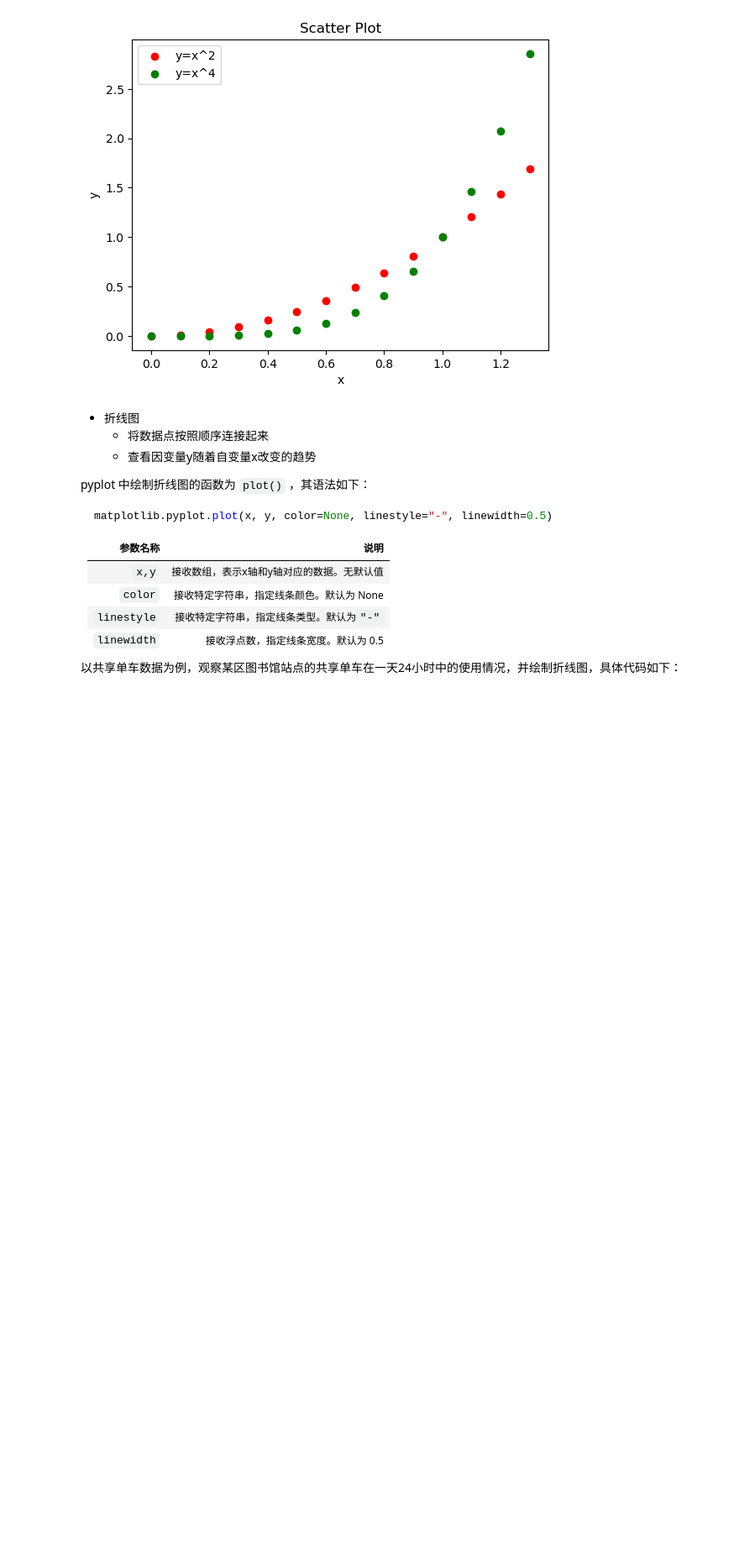
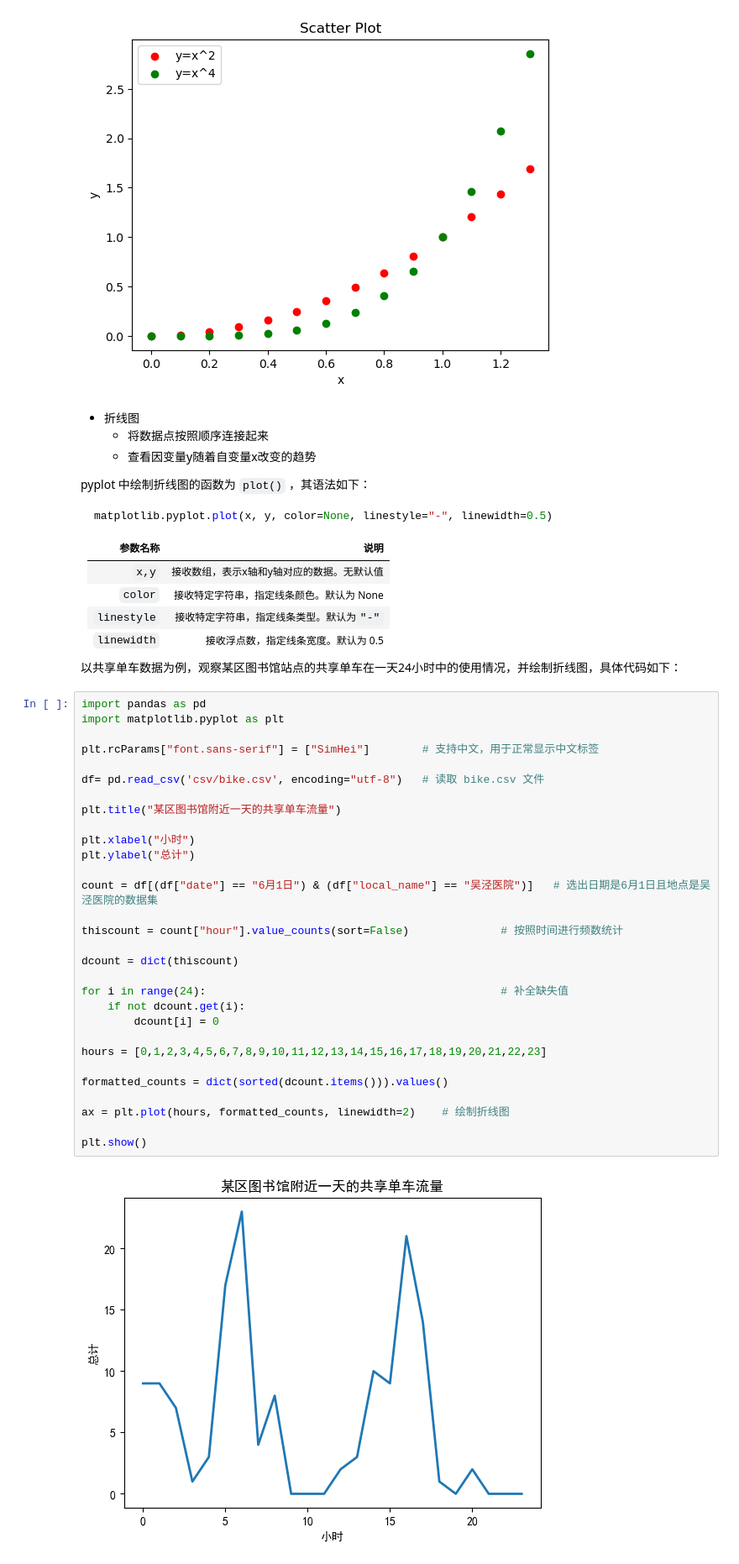
Before and after one commit to LeChocolatChaud/ITClass, a Jupyter notebook: bixiu_1/3.2.ipynb, the cells around one changed output. Shown at 84% size. Saved outputs shown, nothing was run; the diff lists cells and outputs as text; blank space fills up the shorter version.

```diff
--- a/bixiu_1/3.2.ipynb
+++ b/bixiu_1/3.2.ipynb
@@ -207,3 +251,35 @@ matplotlib.pyplot.plot(x, y, color=None, linestyle="-", linewidth=0.5)
 |`linewidth`|接收浮点数，指定线条宽度。默认为 0.5|
 
 以共享单车数据为例，观察某区图书馆站点的共享单车在一天24小时中的使用情况，并绘制折线图，具体代码如下：
+# %%
+import pandas as pd
+import matplotlib.pyplot as plt
+
+plt.rcParams["font.sans-serif"] = ["SimHei"]        # 支持中文，用于正常显示中文标签
+
+df= pd.read_csv('csv/bike.csv', encoding="utf-8")   # 读取 bike.csv 文件
+
+plt.title("某区图书馆附近一天的共享单车流量")
+
+plt.xlabel("小时")
+plt.ylabel("总计")
+
+count = df[(df["date"] == "6月1日") & (df["local_name"] == "吴泾医院")]   # 选出日期是6月1日且地点是吴泾医院的数据集
+
+thiscount = count["hour"].value_counts(sort=False)              # 按照时间进行频数统计
+
+dcount = dict(thiscount)
+
+for i in range(24):                                             # 补全缺失值
+    if not dcount.get(i):
+        dcount[i] = 0
+
+hours = [0,1,2,3,4,5,6,7,8,9,10,11,12,13,14,15,16,17,18,19,20,21,22,23]
+
+formatted_counts = dict(sorted(dcount.items())).values()
+
+ax = plt.plot(hours, formatted_counts, linewidth=2)    # 绘制折线图
+
+plt.show()
+# %% [output]
+[figure, added]
```
Also changed, not shown: parts of 4 cells of this notebook, 4 other files.
